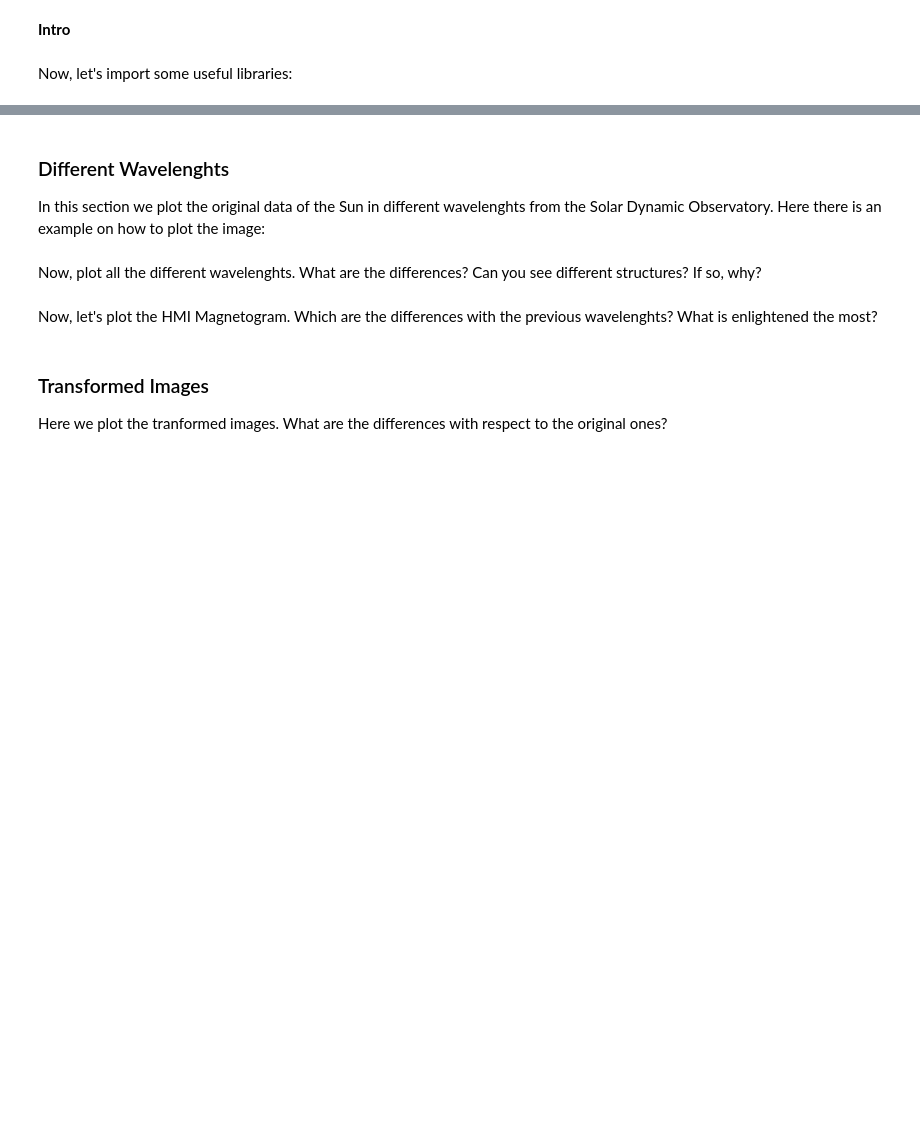
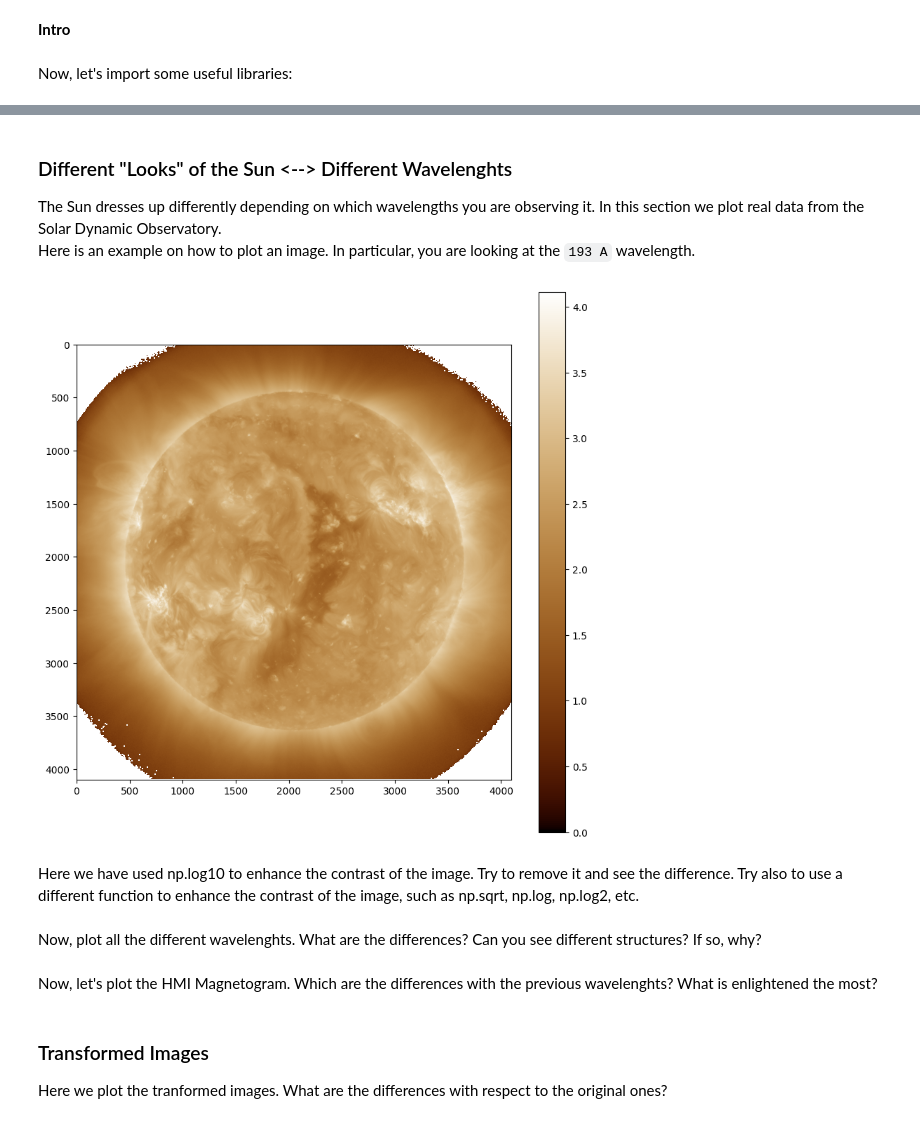
Before and after one commit to f-carella/SoS-ML4-Sun, a Jupyter notebook: summer_of_science_pt2.ipynb, the cells around one changed output, grey strips where cells are left out. Cells and saved outputs as stored; diff of their text form; code cells hidden in the pictures; blank space fills up the shorter version.

```diff
--- a/summer_of_science_pt2.ipynb
+++ b/summer_of_science_pt2.ipynb
@@ -21,18 +31,20 @@ In this section we plot the original data of the Sun in different wavelenghts fr
 # %% [markdown]
-### Different Wavelenghts <br>
-In this section we plot the original data of the Sun in different wavelenghts from the Solar Dynamic Observatory. Here there is an example on how to plot the image:
+### Different "Looks" of the Sun <--> Different Wavelenghts <br>
+The Sun dresses up differently depending on which wavelengths you are observing it. In this section we plot real data from the Solar Dynamic Observatory.<br>
+Here is an example on how to plot an image. In particular, you are looking at the `193 A` wavelength.
 # %%
-#Load the colormap
-cm_193 = pickle.load(open('./SoS-ML4-Sun/aia193_colormap.pkl', 'rb'))
+# 1) Load the colormap
+cm_193 = pickle.load(open('./sdo_colormaps/aia193_colormap.pkl', 'rb')) #each channel has its own colormap in the sdocolormaps folder you have all of them
 
-#Load the data (Here you have 193 A channel from SDO)
-sdo_193 = np.load('./SoS-ML4-Sun/data/2012_05_07T12_00_07_84_193.npy')
+# 2) Load the data (Here you have 193 A channel from SDO)
+sdo_193 = np.load('./data/2012_05_07T12_00_07_84_193.npy')
 
-#Plot the image
+# 3) Plot the image
 plt.figure(figsize=(10,10))
 plt.imshow(np.log10(sdo_193), cmap=cm_193)
 plt.colorbar()
 plt.show()
-
-#Here we have used np.log10 to enhance the contrast of the image. Try to remove it and see the difference. Try also to use a different function to
-#enhance the contrast of the image, such as np.sqrt, np.log, np.log2, etc.
+# %% [output]
+[figure, added]
+# %% [markdown]
+Here we have used np.log10 to enhance the contrast of the image. Try to remove it and see the difference. Try also to use a different function to enhance the contrast of the image, such as np.sqrt, np.log, np.log2, etc.
```
Also changed, not shown: parts of 17 cells of this notebook, 2 other files.
